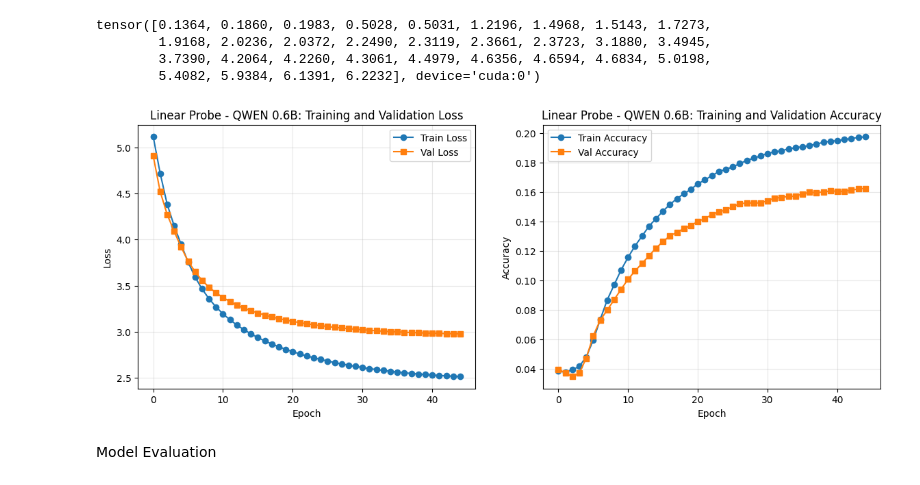
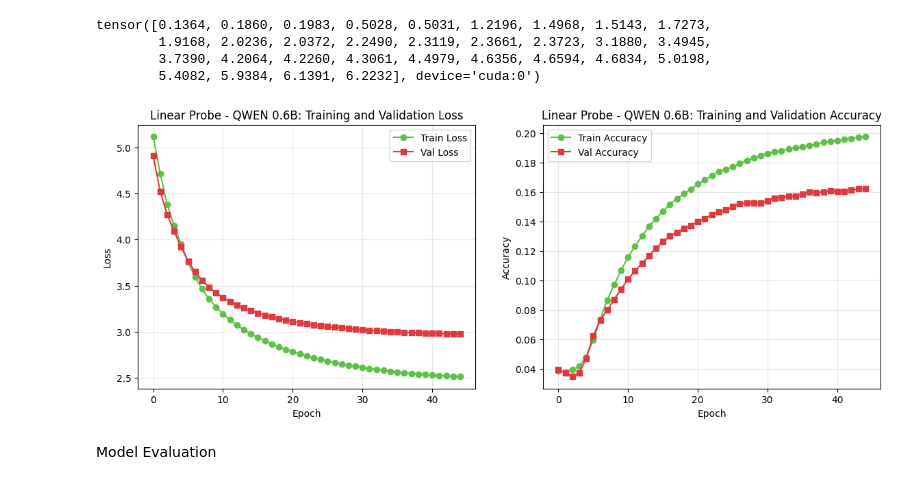
Before and after one commit to Dentriciche/Project_SP, a Jupyter notebook: 03 - Model Building/qwen pre-trained fine-tuning.ipynb, the cells around one changed output. Saved outputs shown, nothing was run; the diff lists cells and outputs as text; code cells hidden in the pictures.

```diff
--- a/03 - Model Building/qwen pre-trained fine-tuning.ipynb
+++ b/03 - Model Building/qwen pre-trained fine-tuning.ipynb
@@ -190,7 +191,7 @@ linear_probe = LinearProbeClassificationHead(input_size, num_classes)
 # %%
 ### Training the Linear Probe
 def train_linear_probe(model, train_loader, val_loader, num_epochs, lr, weight_decay,
-                       class_weights, warmup_ratio, patience=10, device = 'cpu'):
+                       class_weights, warmup_ratio, patience=10, device = 'cpu', loss_type = 'cross_entropy'):
     """
     Fine-tune the output layer with best practices, not updating the embeddings.
 
@@ -211,7 +212,10 @@ def train_linear_probe(model, train_loader, val_loader, num_epochs, lr, weight_d
     model.to(device)
 
     # Loss function with class weights
-    criterion = nn.CrossEntropyLoss(weight=class_weights.to(device))
+    if loss_type == 'cross_entropy':
+        criterion = nn.CrossEntropyLoss(weight=class_weights.to(device))
+    elif loss_type == 'focal_loss':
+        criterion = FocalLoss(task_type = 'multi-class', num_classes=len(class_weights))
 
     # AdamW optimizer (recommended for transformers)
     optimizer = optim.AdamW(model.parameters(), lr=lr, weight_decay=weight_decay)
@@ -346,26 +350,26 @@ clear_output()
 # %%
 # Plot training history
 fig, axes = plt.subplots(1, 2, figsize=(14, 5))
 
 # Loss curves
-axes[0].plot(results_small['history']['train_loss'], label='Train Loss', marker='o')
-axes[0].plot(results_small['history']['val_loss'], label='Val Loss', marker='s')
+axes[0].plot(results_small['history']['train_loss'], label='Train Loss', marker='o', color = SP_GREEN)
+axes[0].plot(results_small['history']['val_loss'], label='Val Loss', marker='s', color = SP_RED)
 axes[0].set_xlabel('Epoch')
 axes[0].set_ylabel('Loss')
 axes[0].set_title('Linear Probe - QWEN 0.6B: Training and Validation Loss')
 axes[0].legend()
 axes[0].grid(True, alpha=0.3)
 
 # Accuracy curves
-axes[1].plot(results_small['history']['train_acc'], label='Train Accuracy', marker='o')
-axes[1].plot(results_small['history']['val_acc'], label='Val Accuracy', marker='s')
+axes[1].plot(results_small['history']['train_acc'], label='Train Accuracy', marker='o', color = SP_GREEN)
+axes[1].plot(results_small['history']['val_acc'], label='Val Accuracy', marker='s', color = SP_RED)
 axes[1].set_xlabel('Epoch')
 axes[1].set_ylabel('Accuracy')
 axes[1].set_title('Linear Probe - QWEN 0.6B: Training and Validation Accuracy')
 axes[1].legend()
 axes[1].grid(True, alpha=0.3)
 # %% [output]
-[figure, old version]
+[figure, new version]
 # %% [markdown]
 Model Evaluation
 # %%
```
Also changed, not shown: parts of 7 cells of this notebook, 1 other file.
